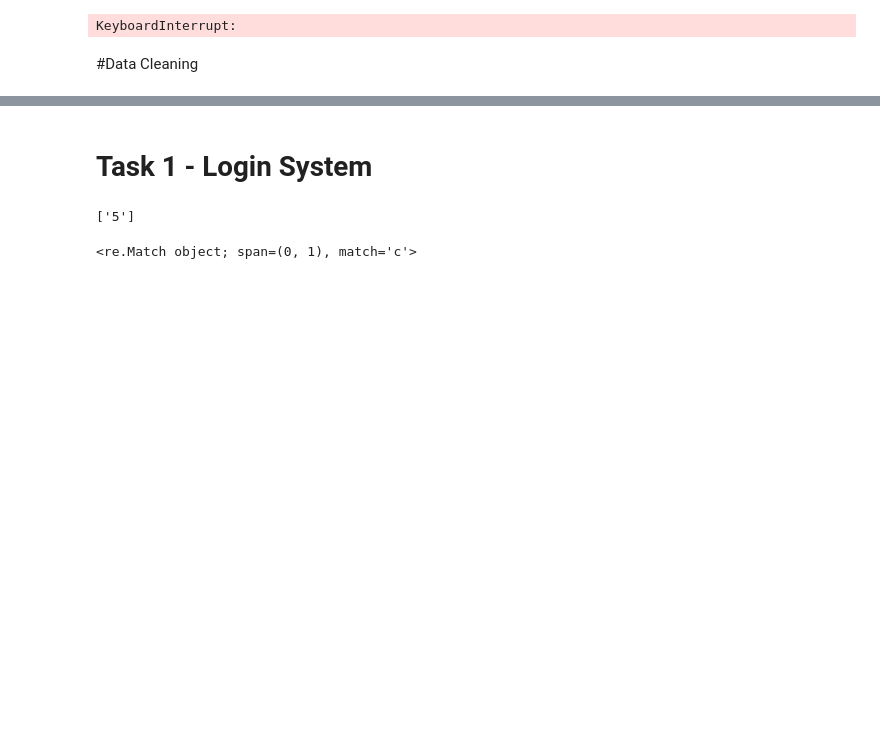
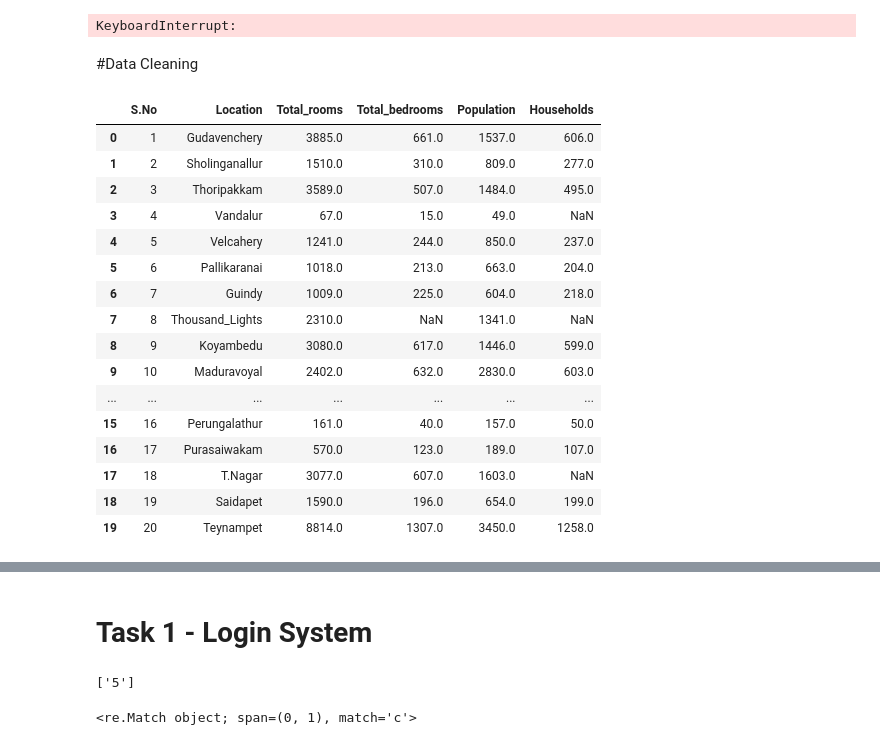
Before and after one commit to AhammedKabeer434/data_1, a Jupyter notebook: Data_Science.ipynb, the cells around one changed output, grey strips where cells are left out. Saved outputs shown, nothing was run; the diff lists cells and outputs as text; code cells hidden in the pictures; blank space fills up the shorter version.

```diff
--- a/Data_Science.ipynb
+++ b/Data_Science.ipynb
@@ -3534,3 +3534,24 @@ for i in range(11):
 KeyboardInterrupt:
 # %% [markdown]
 #Data Cleaning
+# %%
+df = pd.read_csv("/content/sample_data/chennai_housing.csv") # Move the file from Data Science Local Folder
+df
+# %% [output]
+|  | S.No | Location | Total_rooms | Total_bedrooms | Population | Households |
+| 0 | 1 | Gudavenchery | 3885.0 | 661.0 | 1537.0 | 606.0 |
+| 1 | 2 | Sholinganallur | 1510.0 | 310.0 | 809.0 | 277.0 |
+| 2 | 3 | Thoripakkam | 3589.0 | 507.0 | 1484.0 | 495.0 |
+| 3 | 4 | Vandalur | 67.0 | 15.0 | 49.0 | NaN |
+| 4 | 5 | Velcahery | 1241.0 | 244.0 | 850.0 | 237.0 |
+| 5 | 6 | Pallikaranai | 1018.0 | 213.0 | 663.0 | 204.0 |
+| 6 | 7 | Guindy | 1009.0 | 225.0 | 604.0 | 218.0 |
+| 7 | 8 | Thousand_Lights | 2310.0 | NaN | 1341.0 | NaN |
+| 8 | 9 | Koyambedu | 3080.0 | 617.0 | 1446.0 | 599.0 |
+| 9 | 10 | Maduravoyal | 2402.0 | 632.0 | 2830.0 | 603.0 |
+| ... | ... | ... | ... | ... | ... | ... |
+| 15 | 16 | Perungalathur | 161.0 | 40.0 | 157.0 | 50.0 |
+| 16 | 17 | Purasaiwakam | 570.0 | 123.0 | 189.0 | 107.0 |
+| 17 | 18 | T.Nagar | 3077.0 | 607.0 | 1603.0 | NaN |
+| 18 | 19 | Saidapet | 1590.0 | 196.0 | 654.0 | 199.0 |
+| 19 | 20 | Teynampet | 8814.0 | 1307.0 | 3450.0 | 1258.0 |
```
Also changed, not shown: parts of 4 cells of this notebook.
